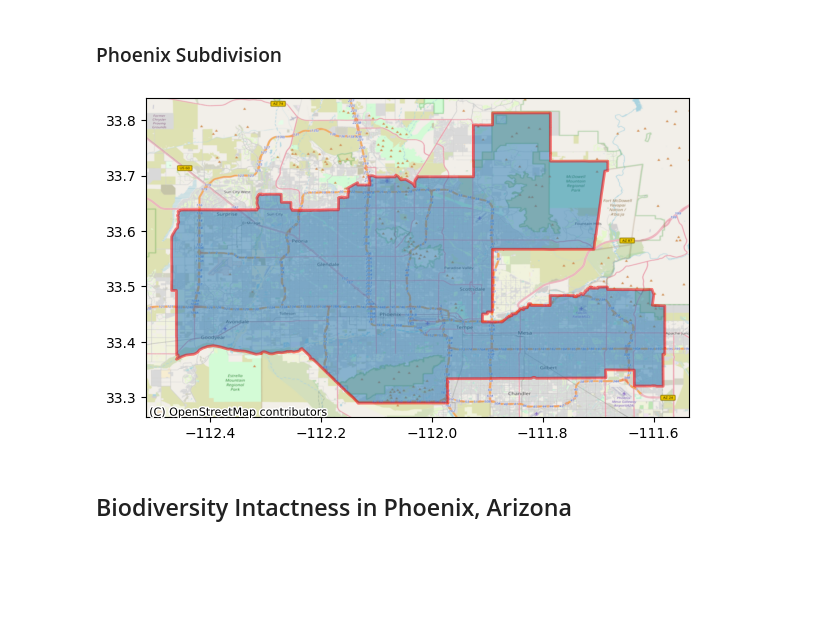
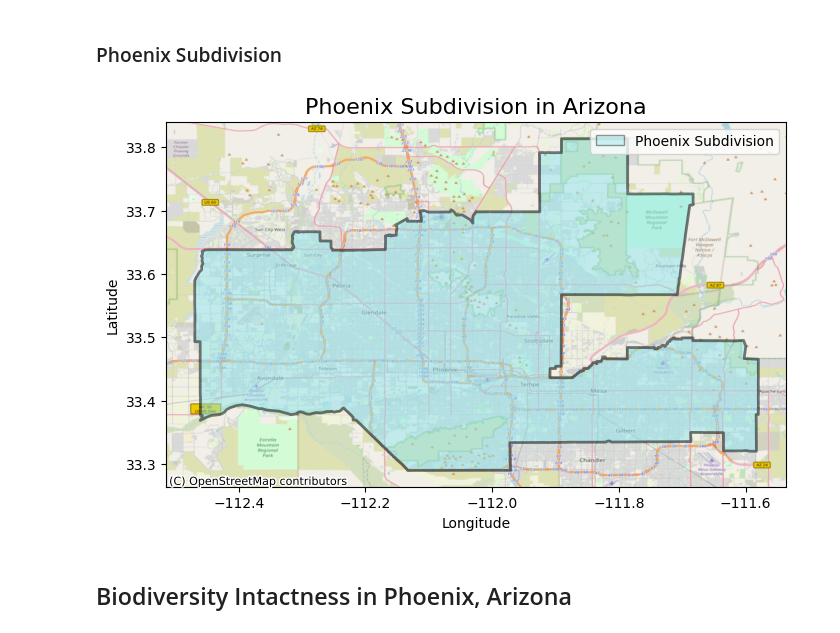
Before and after one commit to nmoraescommit/biodiversity_intact_index_phoenix, a Jupyter notebook: biodiv_index.ipynb, the cells around one changed output. Cells and saved outputs as stored; diff of their text form; code cells hidden in the pictures; blank space fills up the shorter version.

Commit message:
Finish plot. Add about section. Finish READ.Me

```diff
--- a/biodiv_index.ipynb
+++ b/biodiv_index.ipynb
@@ -148,17 +166,32 @@ phoenix = arizona_sub[arizona_sub['name'] == 'Phoenix']
 ### Phoenix Subdivision
 # %%
 # Create Phoenix Map
-fig, ax = plt.subplots(figsize = (7,7))
+fig, ax = plt.subplots(figsize = (8,8))
 
 phoenix.plot(ax = ax,
              alpha = 0.5,
-             edgecolor = "red",
-             linewidth = 2)
+             edgecolor = "black",
+             linewidth = 2,
+             facecolor = '#8FE6EE')
+
+# Add title
+plt.title('Phoenix Subdivision in Arizona', fontsize = 16)
+
+# Set axis labels
+ax.set_xlabel("Longitude")
+ax.set_ylabel("Latitude")
+
+# Add legend
+legend = [Patch(facecolor = '#8FE6EE', alpha = 0.4, edgecolor = 'black', label = 'Phoenix Subdivision')]
+ax.legend(handles = legend)
 
 # Add contextual basemap
 ctx.add_basemap(ax, source = ctx.providers.OpenStreetMap.DE, crs = phoenix.crs)
+
+# Plot
+plt.show()
 # %% [output]
-[figure, old version]
+[figure, new version]
 # %% [markdown]
 ## Biodiversity Intactness in Phoenix, Arizona
 # %% [markdown]
```
Also changed, not shown: parts of 13 cells of this notebook, 1 other file.
